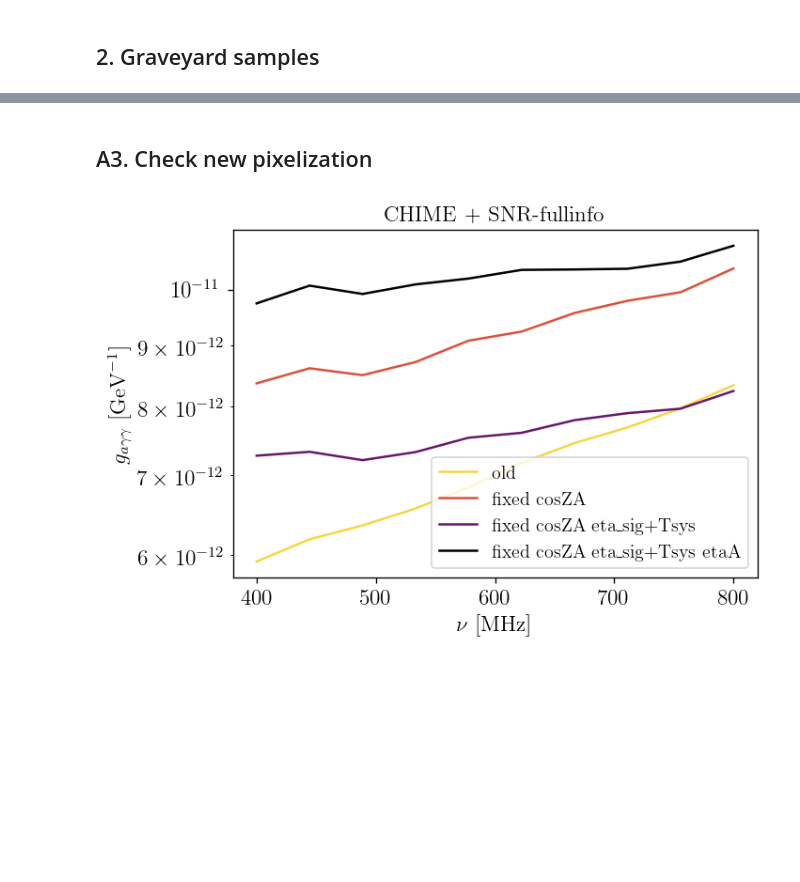
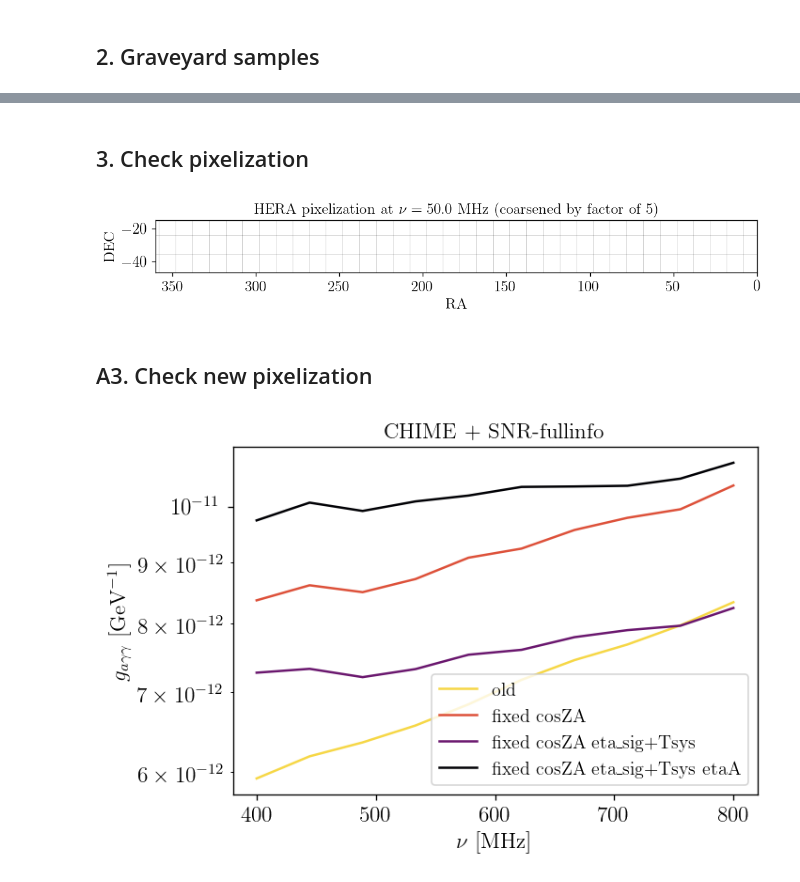
Before and after one commit to yitiansun/axion-mirror, a Jupyter notebook: estimates/plotting.ipynb, the cells around one changed output, grey strips where cells are left out. Saved outputs shown, nothing was run; the diff lists cells and outputs as text; code cells hidden in the pictures; blank space fills up the shorter version.

```diff
--- a/estimates/plotting.ipynb
+++ b/estimates/plotting.ipynb
@@ -227,3 +211,19 @@ create_gif_from_pngs(directory_path, output_path)
+# %% [markdown]
+## 3. Check pixelization
+# %%
+pc = pc_dict['HERA']
+pc.build(0, 0, 0)
+
+fig, ax = plt.subplots(figsize=(10, 5))
+for dec in pc.dec_edges[::5]:
+    ax.axhline(np.rad2deg(dec), color='k', alpha=0.2, linewidth=0.5)
+for ra in pc.ra_edges[::5]:
+    ax.axvline(np.rad2deg(ra), color='k', alpha=0.2, linewidth=0.5)
+ax.set(xlim=(360, 0), ylim=(np.rad2deg(pc.telescope.survey_dec_min(pc.nu)), np.rad2deg(pc.telescope.survey_dec_max(pc.nu))), aspect=1)
+ax.set(xlabel='RA', ylabel='DEC', title=pc.telescope.name + rf' pixelization at $\nu={pc.nu:.1f}$~MHz (coarsened by factor of 5)')
+fig.savefig(f'../outputs/{pc.telescope.name}_pixels.pdf', bbox_inches='tight')
+# %% [output]
+[figure, added]
 # %% [markdown]
 ## A3. Check new pixelization
 # %%
```
Also changed, not shown: parts of 8 cells of this notebook, 32 other files.
